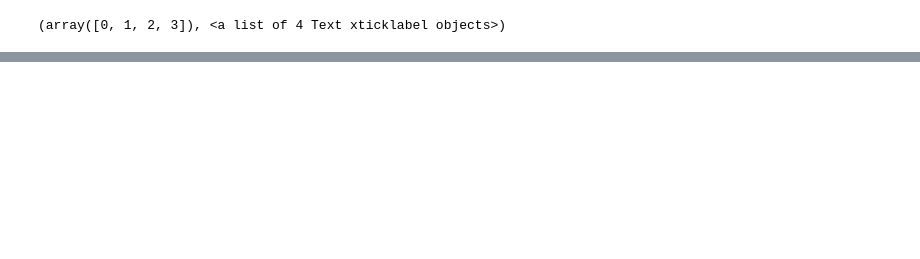
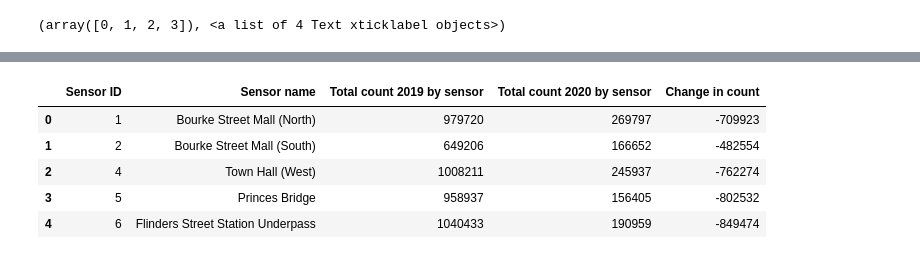
Before and after one commit to katshamai/Purple-Cats, a Jupyter notebook: Project_Ruo.ipynb, the cells around one changed output, grey strips where cells are left out. Saved outputs shown, nothing was run; the diff lists cells and outputs as text; code cells hidden in the pictures; blank space fills up the shorter version.

```diff
--- a/Project_Ruo.ipynb
+++ b/Project_Ruo.ipynb
@@ -678,0 +704,4 @@ plt.xticks(rotation=0)
+# %%
+# group by sensor id and sum total count for 2019
+May2019_count_by_sensor = merged_clean_data.groupby(["Sensor ID","Sensor name"])["Hourly counts (2019)"].sum().to_frame(name = "Total count 2019 by sensor").reset_index()
+May2019_count_by_sensor.head(50)
@@ -678,0 +726,4 @@ plt.xticks(rotation=0)
+# %%
+# group by sensor id and sum total count for 2020
+May2020_count_by_sensor = merged_clean_data.groupby(["Sensor ID"])["Hourly counts (2020)"].sum().to_frame(name = "Total count 2020 by sensor").reset_index()
+May2020_count_by_sensor.head(50)
@@ -678,0 +748,4 @@ plt.xticks(rotation=0)
+# %%
+# merge above dataframes
+count_by_sensor_merged = pd.merge(left=May2019_count_by_sensor, right=May2020_count_by_sensor, on=["Sensor ID"], how='inner')
+count_by_sensor_merged.head(50)
@@ -678,0 +770,17 @@ plt.xticks(rotation=0)
+# %%
+# find the change
+
+count_by_sensor_merged["Change in count"] = count_by_sensor_merged["Total count 2020 by sensor"] - count_by_sensor_merged["Total count 2019 by sensor"]
+
+
+
+
+
+count_by_sensor_merged.head()
+# %% [output]
+|  | Sensor ID | Sensor name | Total count 2019 by sensor | Total count 2020 by sensor | Change in count |
+| 0 | 1 | Bourke Street Mall (North) | 979720 | 269797 | -709923 |
+| 1 | 2 | Bourke Street Mall (South) | 649206 | 166652 | -482554 |
+| 2 | 4 | Town Hall (West) | 1008211 | 245937 | -762274 |
+| 3 | 5 | Princes Bridge | 958937 | 156405 | -802532 |
+| 4 | 6 | Flinders Street Station Underpass | 1040433 | 190959 | -849474 |
```
Also changed, not shown: parts of 17 cells of this notebook, 3 other files.
